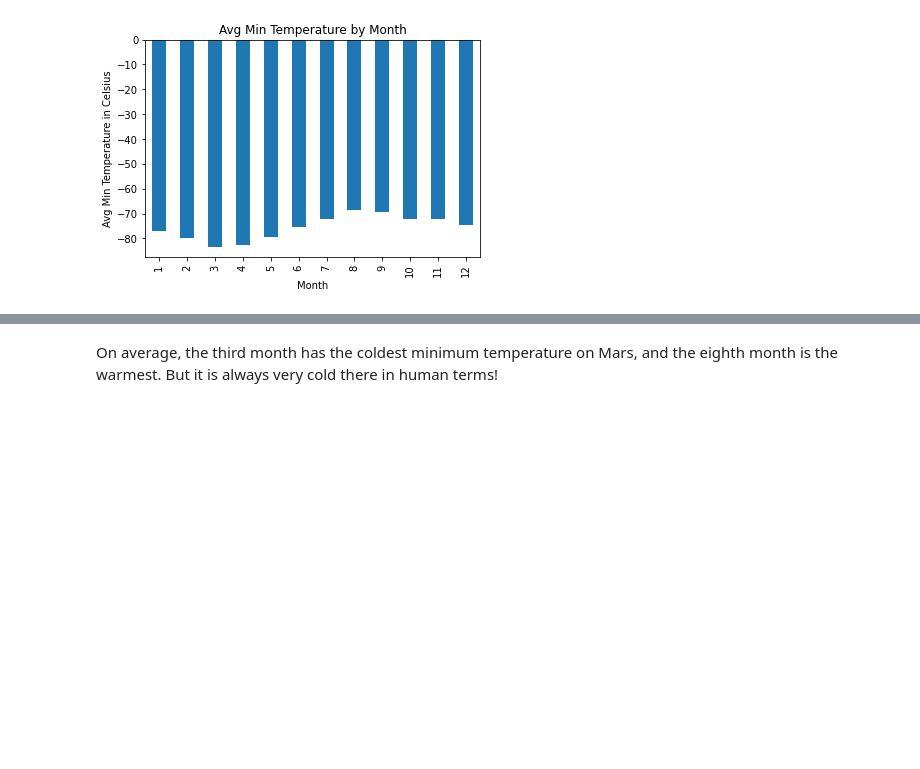
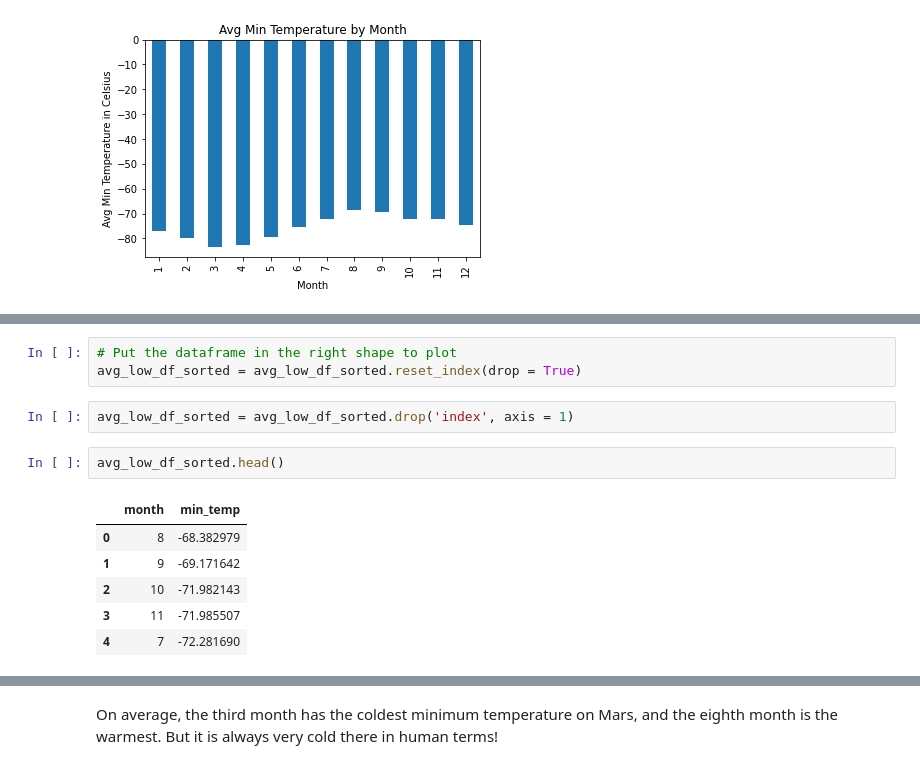
Before and after one commit to gmitt98/web-scraping-challenge, a Jupyter notebook: Starter_Code/part_2_mars_weather.ipynb, the cells around one changed output, grey strips where cells are left out. Saved outputs shown, nothing was run; the diff lists cells and outputs as text; blank space fills up the shorter version.

```diff
--- a/Starter_Code/part_2_mars_weather.ipynb
+++ b/Starter_Code/part_2_mars_weather.ipynb
@@ -199 +187,15 @@ TypeError: sort_values() got an unexpected keyword argument 'by'
+# %%
+# Put the dataframe in the right shape to plot
+avg_low_df_sorted = avg_low_df_sorted.reset_index(drop = True)
+# %%
+avg_low_df_sorted = avg_low_df_sorted.drop('index', axis = 1)
+# %%
+avg_low_df_sorted.head()
+# %% [output]
+|  | month | min_temp |
+| 0 | 8 | -68.382979 |
+| 1 | 9 | -69.171642 |
+| 2 | 10 | -71.982143 |
+| 3 | 11 | -71.985507 |
+| 4 | 7 | -72.281690 |
 # %%
```
Also changed, not shown: parts of 14 cells of this notebook, 7 other files.
